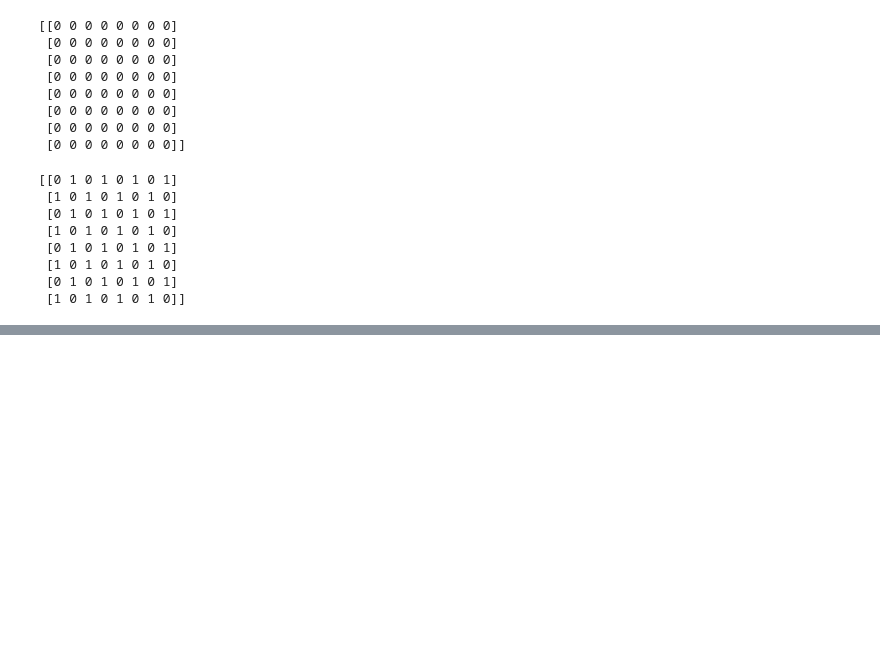
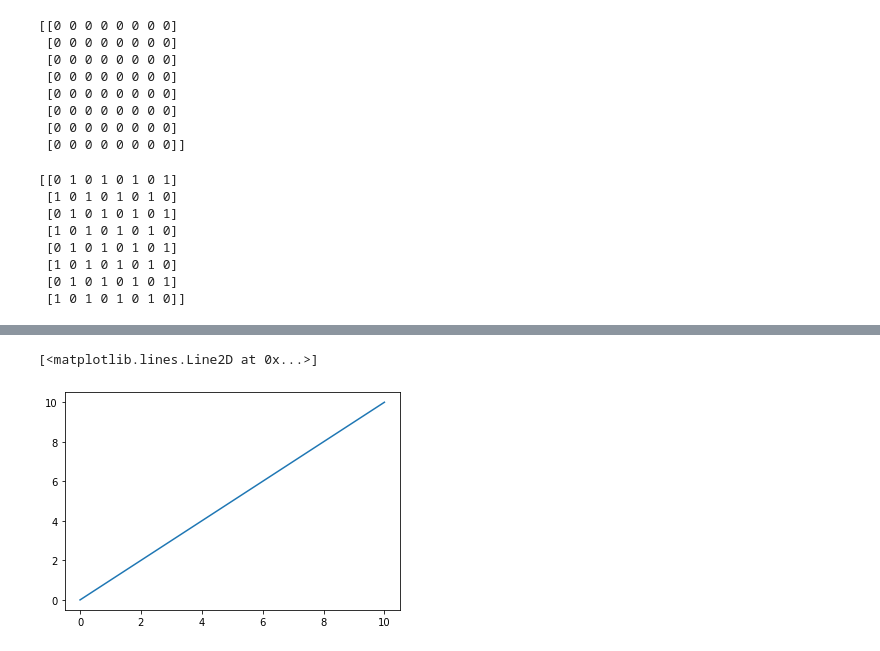
Before and after one commit to ishantk/GW2022PD1, a Jupyter notebook: GW2022PD1.ipynb, the cells around one changed output, grey strips where cells are left out. Drawn from its saved outputs; the diff is of its cells as text; code cells hidden in the pictures; blank space fills up the shorter version.

```diff
--- a/GW2022PD1.ipynb
+++ b/GW2022PD1.ipynb
@@ -128,0 +380,5 @@ print(chessboard)
+# %%
+plt.plot(X, Y1)
+# %% [output]
+[<matplotlib.lines.Line2D at 0x...>]
+[figure, added]
```
Also changed, not shown: parts of 35 cells of this notebook.
